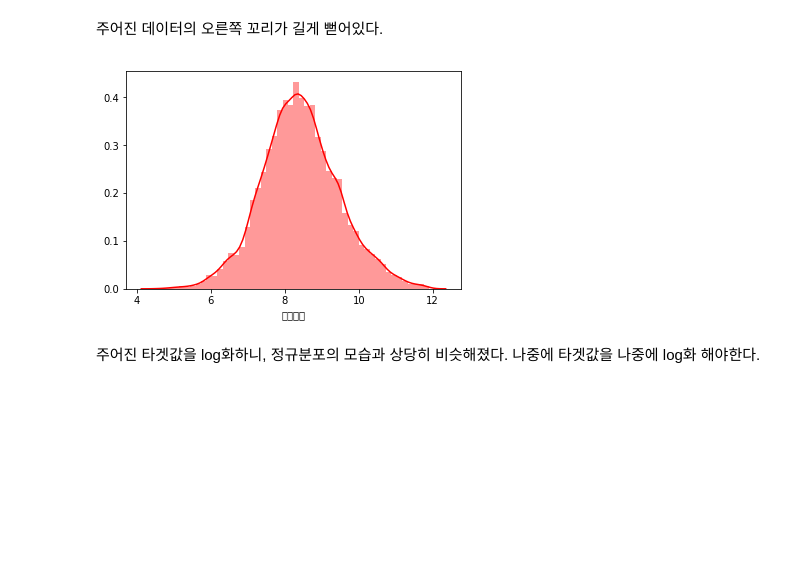
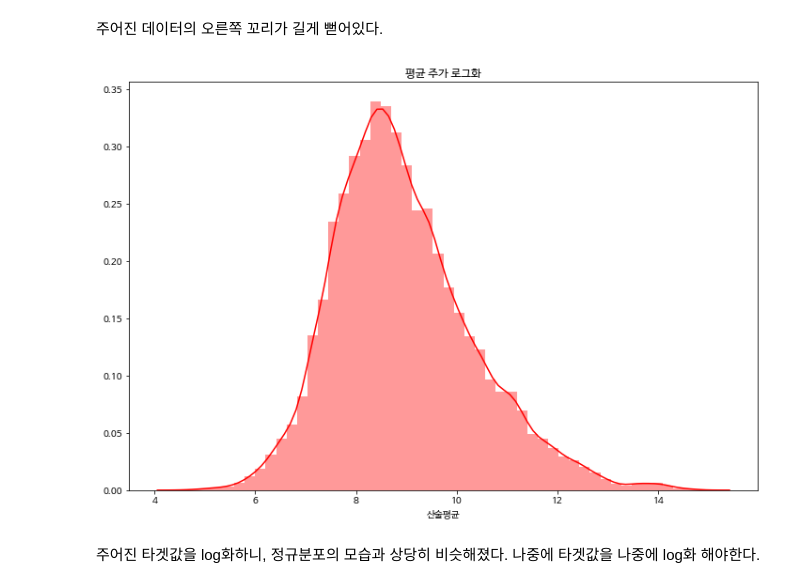
Before and after one commit to unsolvedproblem/library, a Jupyter notebook: Project/DB 프로젝트 최종.ipynb, the cells around one changed output. Saved outputs shown, nothing was run; the diff lists cells and outputs as text; code cells hidden in the pictures; blank space fills up the shorter version.

```diff
--- a/Project/DB 프로젝트 최종.ipynb
+++ b/Project/DB 프로젝트 최종.ipynb
@@ -17,12 +17,12 @@ np.random.seed(42) ##랜덤시드
 matplotlib.rc('font', family='NanumBarunGothic') ##matplotlib 한글을 위해
 plt.rcParams['axes.unicode_minus'] = False ##한글을 위해
 # %%
-data = pd.read_csv('datasets//DB//DB_data.csv', engine='python')
+DATA = pd.read_csv('datasets//DB//DB_data.csv', engine='python')
 # %% [markdown]
 # 기업규모명
 
 우리가 예측하고 싶은 대상은 중소기업이므로 중소기업만 관찰한다.
 # %%
-data = data[data["기업규모명"] == '중소기업']
+data = DATA[DATA["기업규모명"] == '중소기업']
 data["산술평균"].describe()
 # %% [output]
@@ -38,6 +38,6 @@ Name: 산술평균, dtype: float64
 # %% [markdown]
 우리의 타겟값인 산술평균의 경우 평균은 8000이지만 최댓값은 604000이다. 주어진 데이터에 이상치가 많다고 판단되어 산술평균이 15000 이내의 데이터만 사용하도록 한다.
 # %%
-data = data[data["산술평균"] < 150000]
+data = data[data["산술평균"] > 100000]
 data["산술평균"].describe()
 # %% [output]
@@ -52 +52,4 @@ max      149179.000000
 Name: 산술평균, dtype: float64
+# %%
+data = data[-(data["산술평균"].isnull())]
+data.info()
@@ -62,10 +97,12 @@ plt.show()
 # %% [markdown]
 주어진 데이터의 오른쪽 꼬리가 길게 뻗어있다.
 # %%
-sns.distplot(np.log(data["산술평균"]+ 1), color='red')
+plt.figure(figsize=(12,8))
+sns.distplot(np.log(data["산술평균"]+ 0.1), color='red')
+plt.title('평균 주가 로그화')
 plt.show()
 # %% [output]
-[figure, old version]
+[figure, new version]
 # %% [markdown]
 주어진 타겟값을 log화하니, 정규분포의 모습과 상당히 비슷해졌다. 나중에 타겟값을 나중에 log화 해야한다.
 # %% [markdown]
```
Also changed, not shown: parts of 110 cells of this notebook.
